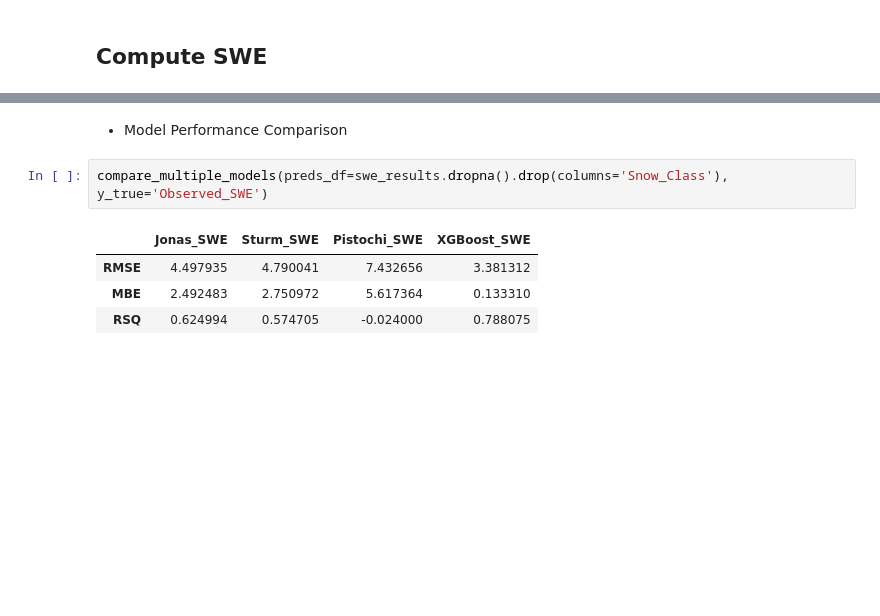
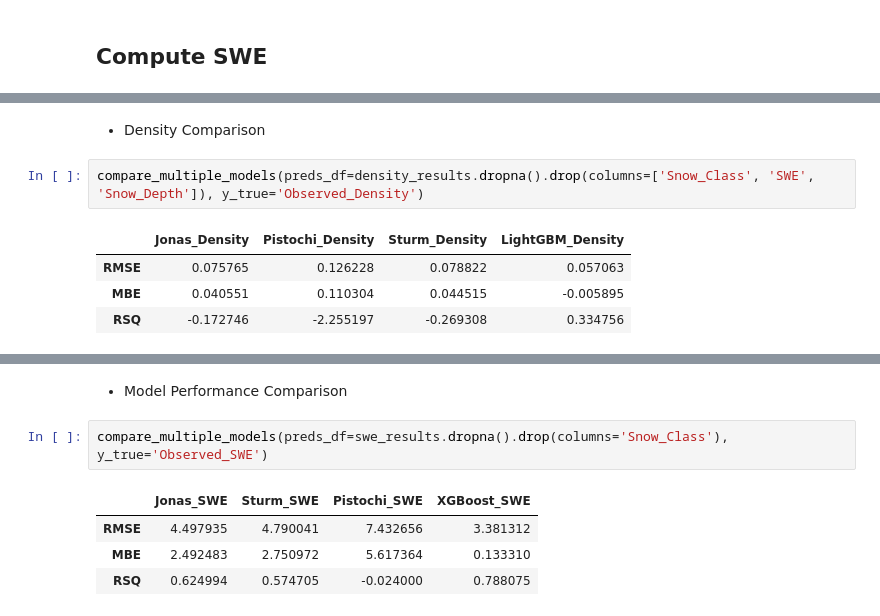
Before and after one commit to cryogars/density-models, a Jupyter notebook: notebooks/07_model_transferability_analysis.ipynb, the cells around one changed output, grey strips where cells are left out. Saved outputs shown, nothing was run; the diff lists cells and outputs as text; blank space fills up the shorter version.

```diff
--- a/notebooks/07_model_transferability_analysis.ipynb
+++ b/notebooks/07_model_transferability_analysis.ipynb
@@ -262,0 +263,9 @@ swe_results.head()
+# %% [markdown]
+* Density Comparison
+# %%
+compare_multiple_models(preds_df=density_results.dropna().drop(columns=['Snow_Class', 'SWE', 'Snow_Depth']), y_true='Observed_Density')
+# %% [output]
+|  | Jonas_Density | Pistochi_Density | Sturm_Density | LightGBM_Density |
+| RMSE | 0.075765 | 0.126228 | 0.078822 | 0.057063 |
+| MBE | 0.040551 | 0.110304 | 0.044515 | -0.005895 |
+| RSQ | -0.172746 | -2.255197 | -0.269308 | 0.334756 |
```
Also changed, not shown: parts of 6 cells of this notebook.
